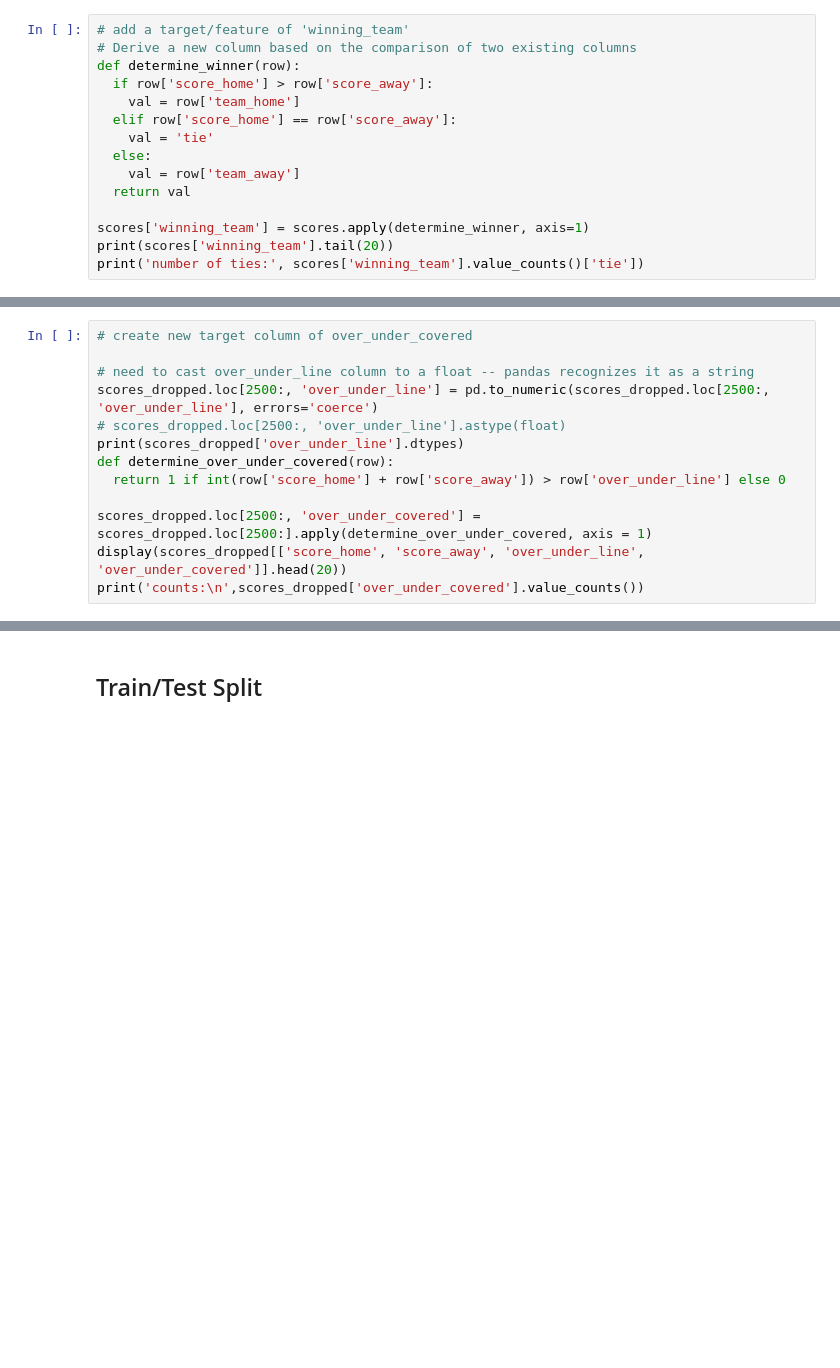
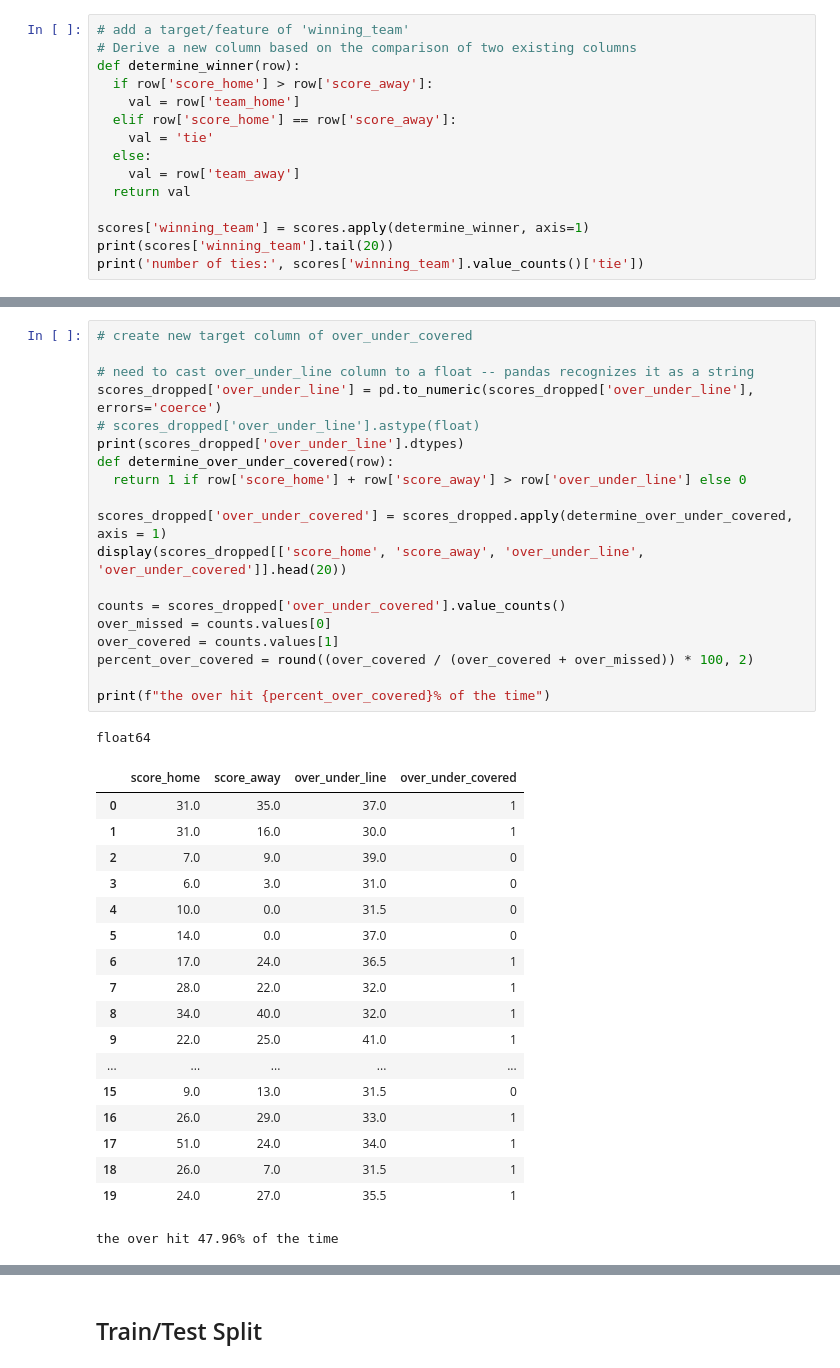
Before and after one commit to tyslas/CS5265-tyslas-nfl-spread-line-outcomes, a Jupyter notebook: NFLSpreadAndLineOutcomes.ipynb, the cells around one changed output, grey strips where cells are left out. Saved outputs shown, nothing was run; the diff lists cells and outputs as text; blank space fills up the shorter version.

```diff
--- a/NFLSpreadAndLineOutcomes.ipynb
+++ b/NFLSpreadAndLineOutcomes.ipynb
@@ -267,13 +320,39 @@ print('counts:\n',scores_dropped['spread_favorite_covered'].value_counts())
 # %%
 # create new target column of over_under_covered
 
 # need to cast over_under_line column to a float -- pandas recognizes it as a string
-scores_dropped.loc[2500:, 'over_under_line'] = pd.to_numeric(scores_dropped.loc[2500:, 'over_under_line'], errors='coerce')
-# scores_dropped.loc[2500:, 'over_under_line'].astype(float)
+scores_dropped['over_under_line'] = pd.to_numeric(scores_dropped['over_under_line'], errors='coerce')
+# scores_dropped['over_under_line'].astype(float)
 print(scores_dropped['over_under_line'].dtypes)
 def determine_over_under_covered(row):
-  return 1 if int(row['score_home'] + row['score_away']) > row['over_under_line'] else 0
+  return 1 if row['score_home'] + row['score_away'] > row['over_under_line'] else 0
 
-scores_dropped.loc[2500:, 'over_under_covered'] = scores_dropped.loc[2500:].apply(determine_over_under_covered, axis = 1)
+scores_dropped['over_under_covered'] = scores_dropped.apply(determine_over_under_covered, axis = 1)
 display(scores_dropped[['score_home', 'score_away', 'over_under_line', 'over_under_covered']].head(20))
-print('counts:\n',scores_dropped['over_under_covered'].value_counts())
+
+counts = scores_dropped['over_under_covered'].value_counts()
+over_missed = counts.values[0]
+over_covered = counts.values[1]
+percent_over_covered = round((over_covered / (over_covered + over_missed)) * 100, 2)
+
+print(f"the over hit {percent_over_covered}% of the time")
+# %% [output]
+float64
+|  | score_home | score_away | over_under_line | over_under_covered |
+| 0 | 31.0 | 35.0 | 37.0 | 1 |
+| 1 | 31.0 | 16.0 | 30.0 | 1 |
+| 2 | 7.0 | 9.0 | 39.0 | 0 |
+| 3 | 6.0 | 3.0 | 31.0 | 0 |
+| 4 | 10.0 | 0.0 | 31.5 | 0 |
+| 5 | 14.0 | 0.0 | 37.0 | 0 |
+| 6 | 17.0 | 24.0 | 36.5 | 1 |
+| 7 | 28.0 | 22.0 | 32.0 | 1 |
+| 8 | 34.0 | 40.0 | 32.0 | 1 |
+| 9 | 22.0 | 25.0 | 41.0 | 1 |
+| ... | ... | ... | ... | ... |
+| 15 | 9.0 | 13.0 | 31.5 | 0 |
+| 16 | 26.0 | 29.0 | 33.0 | 1 |
+| 17 | 51.0 | 24.0 | 34.0 | 1 |
+| 18 | 26.0 | 7.0 | 31.5 | 1 |
+| 19 | 24.0 | 27.0 | 35.5 | 1 |
+the over hit 47.96% of the time
```
Also changed, not shown: parts of 8 cells of this notebook.
